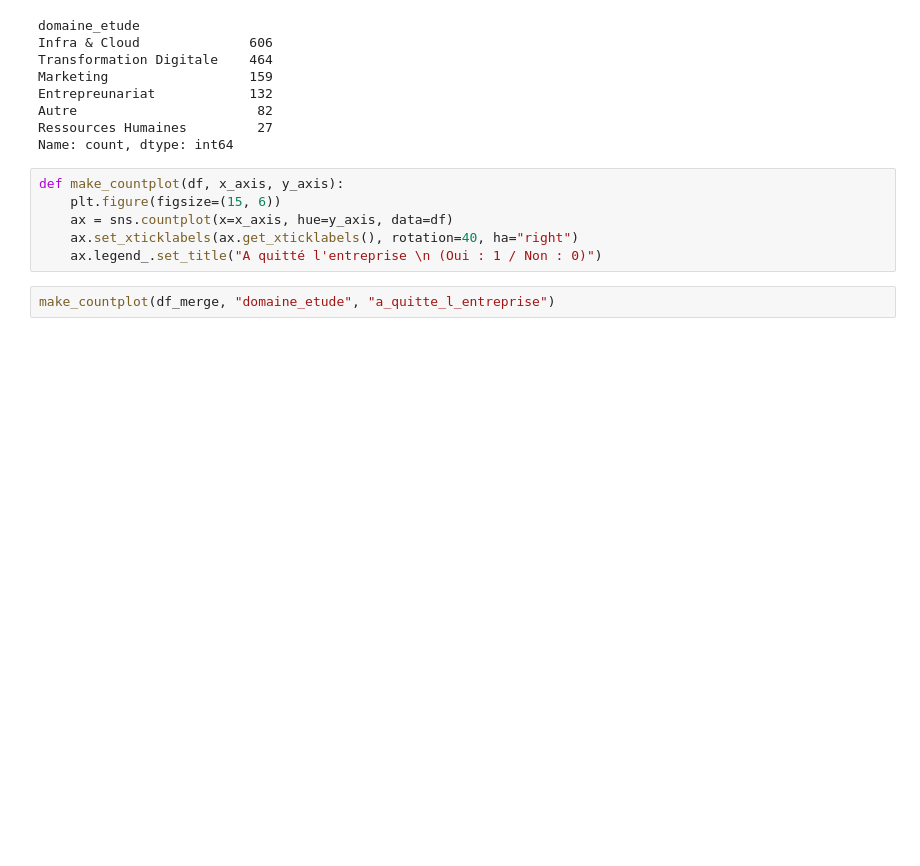
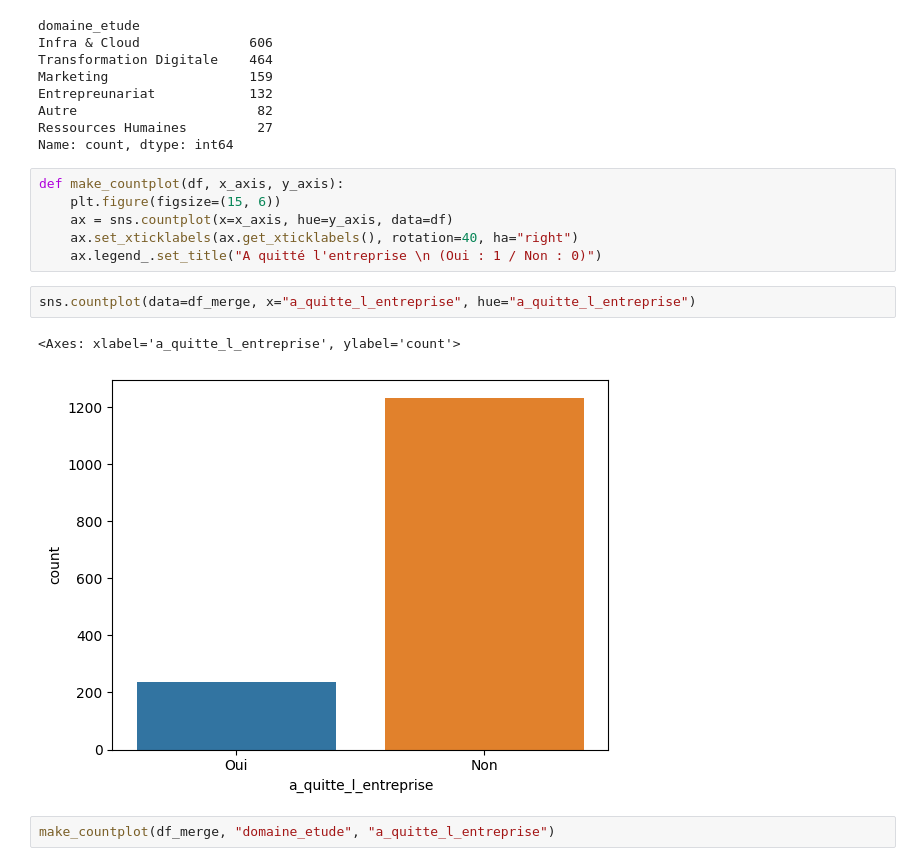
Before and after one commit to Soct/formation_OC, a Jupyter notebook: projet_4/P1_Analyse_exploratoire.ipynb, the cells around one changed output. Drawn from its saved outputs; the diff is of its cells as text; blank space fills up the shorter version.

```diff
--- a/projet_4/P1_Analyse_exploratoire.ipynb
+++ b/projet_4/P1_Analyse_exploratoire.ipynb
@@ -115,6 +115,11 @@ def make_countplot(df, x_axis, y_axis):
     ax = sns.countplot(x=x_axis, hue=y_axis, data=df)
     ax.set_xticklabels(ax.get_xticklabels(), rotation=40, ha="right")
     ax.legend_.set_title("A quitté l'entreprise \n (Oui : 1 / Non : 0)")
+# %%
+sns.countplot(data=df_merge, x="a_quitte_l_entreprise", hue="a_quitte_l_entreprise")
+# %% [output]
+<Axes: xlabel='a_quitte_l_entreprise', ylabel='count'>
+[figure, added]
 # %%
 make_countplot(df_merge, "domaine_etude", "a_quitte_l_entreprise")
 # %% [output]
```
Also changed, not shown: 2 other files.
